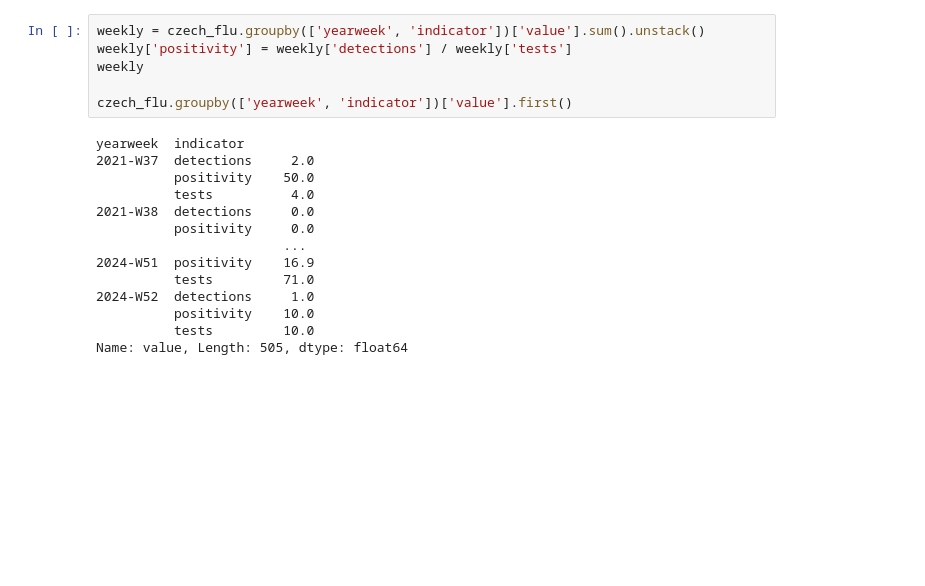
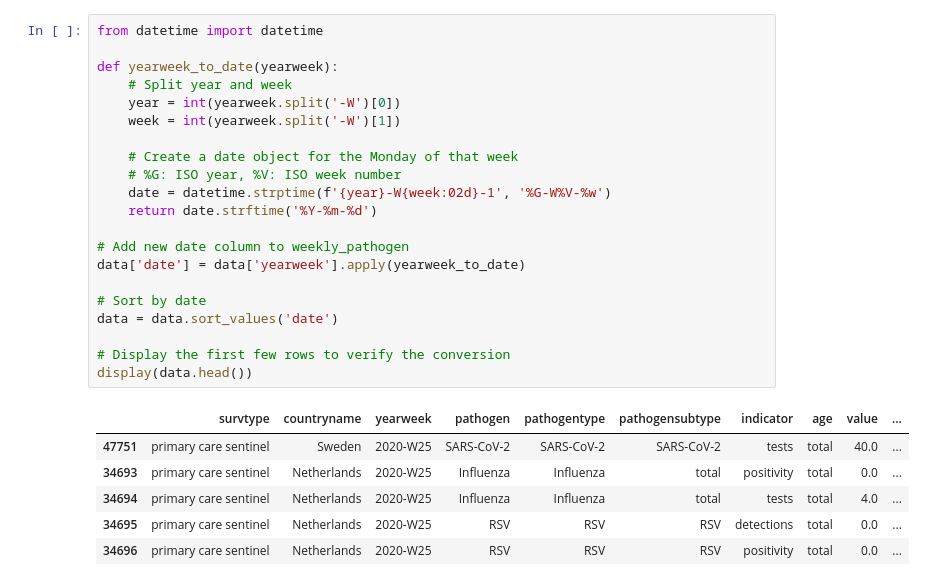
Before and after one commit to petrroll/illdata, a Jupyter notebook: playground/playground_ervis.ipynb, the cells around one changed output. Saved outputs shown, nothing was run; the diff lists cells and outputs as text; blank space fills up the shorter version.

```diff
--- a/playground/playground_ervis.ipynb
+++ b/playground/playground_ervis.ipynb
@@ -14,22 +25,30 @@ array(['detections', 'positivity', 'tests'], dtype=object)
-# %%
-weekly = czech_flu.groupby(['yearweek', 'indicator'])['value'].sum().unstack()
-weekly['positivity'] = weekly['detections'] / weekly['tests']
-weekly
-
-czech_flu.groupby(['yearweek', 'indicator'])['value'].first()
-# %% [output]
-yearweek  indicator
-2021-W37  detections     2.0
-          positivity    50.0
-          tests          4.0
-2021-W38  detections     0.0
-          positivity     0.0
-                        ...
-2024-W51  positivity    16.9
-          tests         71.0
-2024-W52  detections     1.0
-          positivity    10.0
-          tests         10.0
-Name: value, Length: 505, dtype: float64
+# %%
+from datetime import datetime
+
+def yearweek_to_date(yearweek):
+    # Split year and week
+    year = int(yearweek.split('-W')[0])
+    week = int(yearweek.split('-W')[1])
+
+    # Create a date object for the Monday of that week
+    # %G: ISO year, %V: ISO week number
+    date = datetime.strptime(f'{year}-W{week:02d}-1', '%G-W%V-%w')
+    return date.strftime('%Y-%m-%d')
+
+# Add new date column to weekly_pathogen
+data['date'] = data['yearweek'].apply(yearweek_to_date)
+
+# Sort by date
+data = data.sort_values('date')
+
+# Display the first few rows to verify the conversion
+display(data.head())
+# %% [output]
+|  | survtype | countryname | yearweek | pathogen | pathogentype | pathogensubtype | indicator | age | value | ... |
+| 47751 | primary care sentinel | Sweden | 2020-W25 | SARS-CoV-2 | SARS-CoV-2 | SARS-CoV-2 | tests | total | 40.0 | ... |
+| 34693 | primary care sentinel | Netherlands | 2020-W25 | Influenza | Influenza | total | positivity | total | 0.0 | ... |
+| 34694 | primary care sentinel | Netherlands | 2020-W25 | Influenza | Influenza | total | tests | total | 4.0 | ... |
+| 34695 | primary care sentinel | Netherlands | 2020-W25 | RSV | RSV | RSV | detections | total | 0.0 | ... |
+| 34696 | primary care sentinel | Netherlands | 2020-W25 | RSV | RSV | RSV | positivity | total | 0.0 | ... |
 # %%
 # Filter for global data for the main Influenza type (ignoring subtypes)
```
Also changed, not shown: parts of 6 cells of this notebook, 3 other files.
